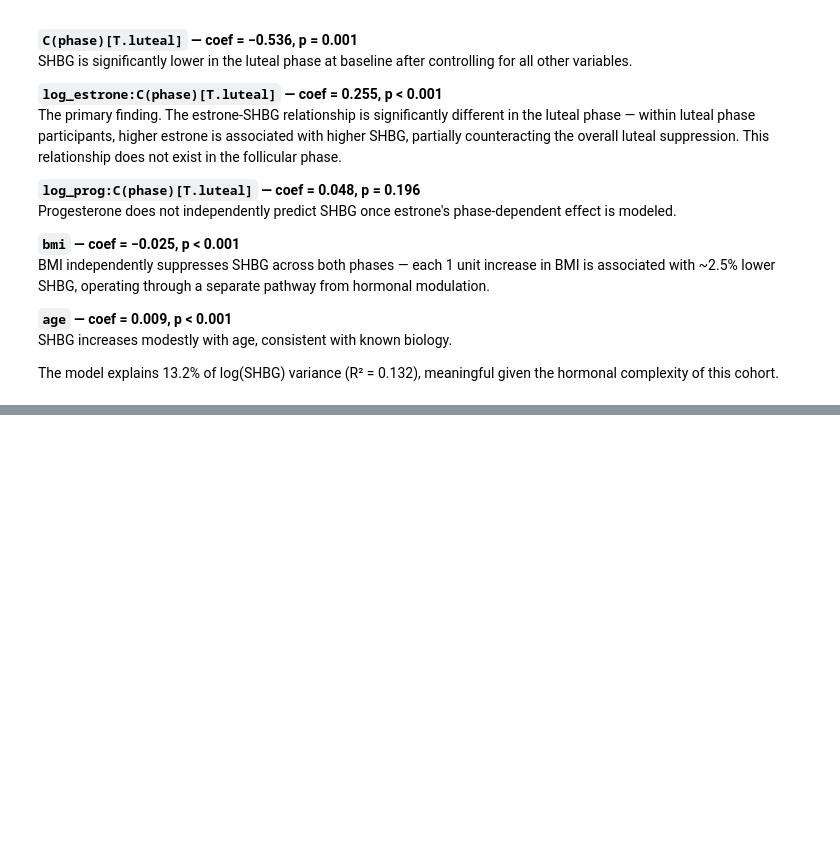
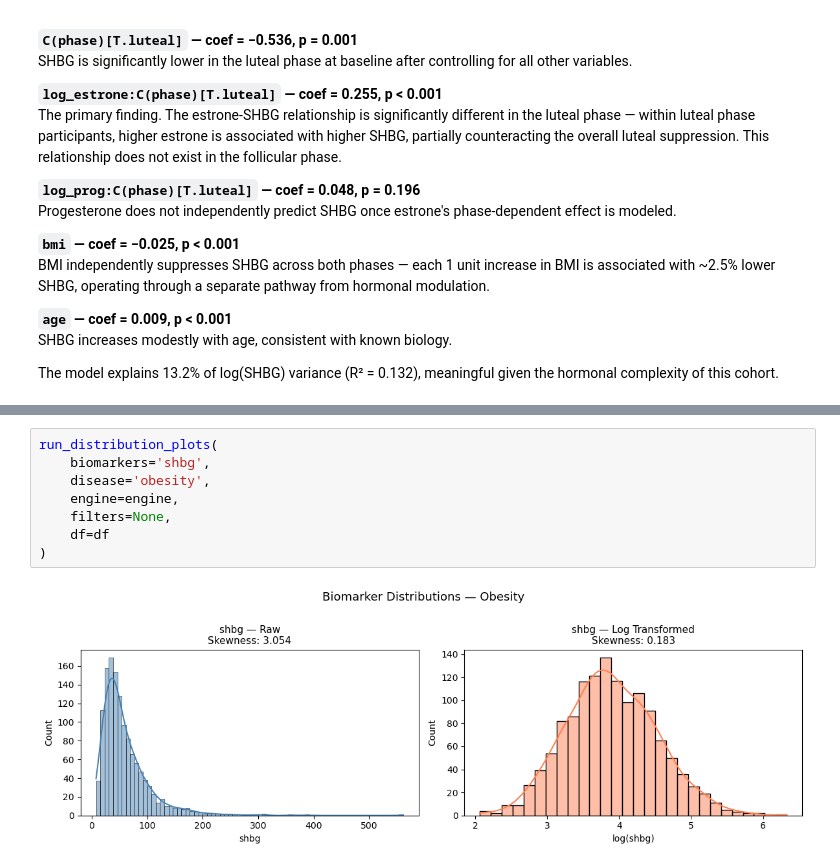
Before and after one commit to eudorach/portfolio_ds_projects, a Jupyter notebook: NHANES_analysis/pipeline/notebooks/analysis/3.shbg_bmi_analysis.ipynb, the cells around one changed output, grey strips where cells are left out. Cells and saved outputs as stored; diff of their text form; blank space fills up the shorter version.

Commit message:
additional analysis performed
female cohort analysis done with the shbg and phase relationship accounted for.

```diff
--- a/NHANES_analysis/pipeline/notebooks/analysis/3.shbg_bmi_analysis.ipynb
+++ b/NHANES_analysis/pipeline/notebooks/analysis/3.shbg_bmi_analysis.ipynb
@@ -820,0 +907,10 @@ hormone-SHBG relationship in the luteal phase.
+# %%
+run_distribution_plots(
+    biomarkers='shbg',
+    disease='obesity',
+    engine=engine,
+    filters=None,
+    df=df
+)
+# %% [output]
+[figure, added]
```
Also changed, not shown: parts of 12 cells of this notebook.
